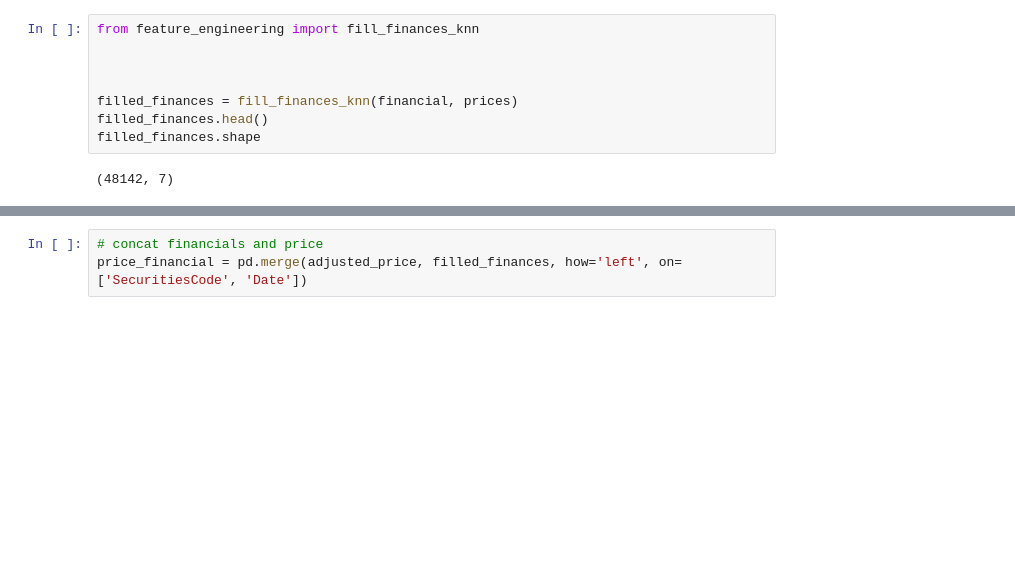
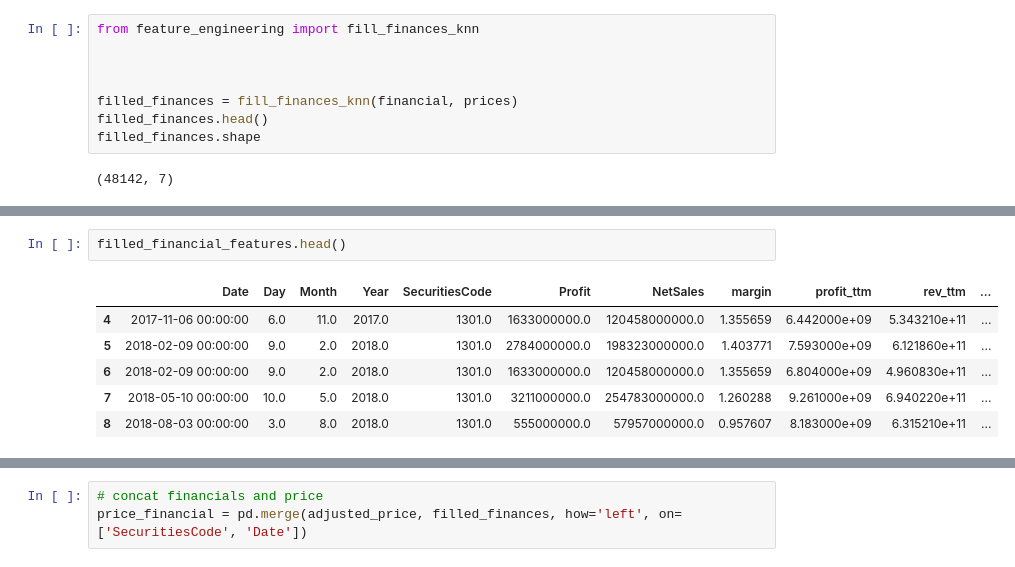
Before and after one commit to valentina-bec/tokyo-stock-exchange, a Jupyter notebook: preprocessing.ipynb, the cells around one changed output, grey strips where cells are left out. Saved outputs shown, nothing was run; the diff lists cells and outputs as text; blank space fills up the shorter version.

```diff
--- a/preprocessing.ipynb
+++ b/preprocessing.ipynb
@@ -123,0 +115,9 @@ memory usage: 2.9 MB
+# %%
+filled_financial_features.head()
+# %% [output]
+|  | Date | Day | Month | Year | SecuritiesCode | Profit | NetSales | margin | profit_ttm | rev_ttm | ... |
+| 4 | 2017-11-06 00:00:00 | 6.0 | 11.0 | 2017.0 | 1301.0 | 1633000000.0 | 120458000000.0 | 1.355659 | 6.442000e+09 | 5.343210e+11 | ... |
+| 5 | 2018-02-09 00:00:00 | 9.0 | 2.0 | 2018.0 | 1301.0 | 2784000000.0 | 198323000000.0 | 1.403771 | 7.593000e+09 | 6.121860e+11 | ... |
+| 6 | 2018-02-09 00:00:00 | 9.0 | 2.0 | 2018.0 | 1301.0 | 1633000000.0 | 120458000000.0 | 1.355659 | 6.804000e+09 | 4.960830e+11 | ... |
+| 7 | 2018-05-10 00:00:00 | 10.0 | 5.0 | 2018.0 | 1301.0 | 3211000000.0 | 254783000000.0 | 1.260288 | 9.261000e+09 | 6.940220e+11 | ... |
+| 8 | 2018-08-03 00:00:00 | 3.0 | 8.0 | 2018.0 | 1301.0 | 555000000.0 | 57957000000.0 | 0.957607 | 8.183000e+09 | 6.315210e+11 | ... |
```
Also changed, not shown: parts of 23 cells of this notebook, 3 other files.
